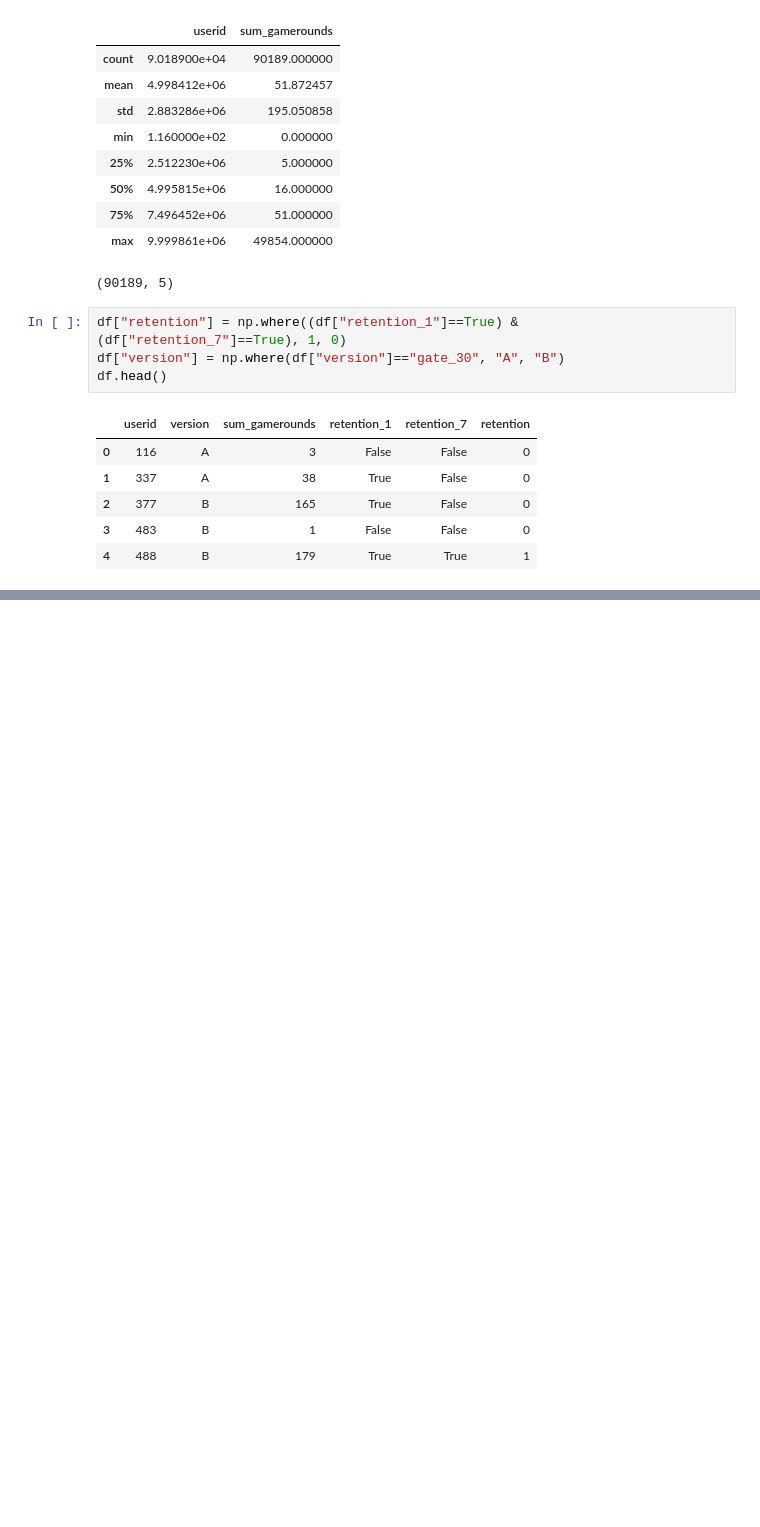
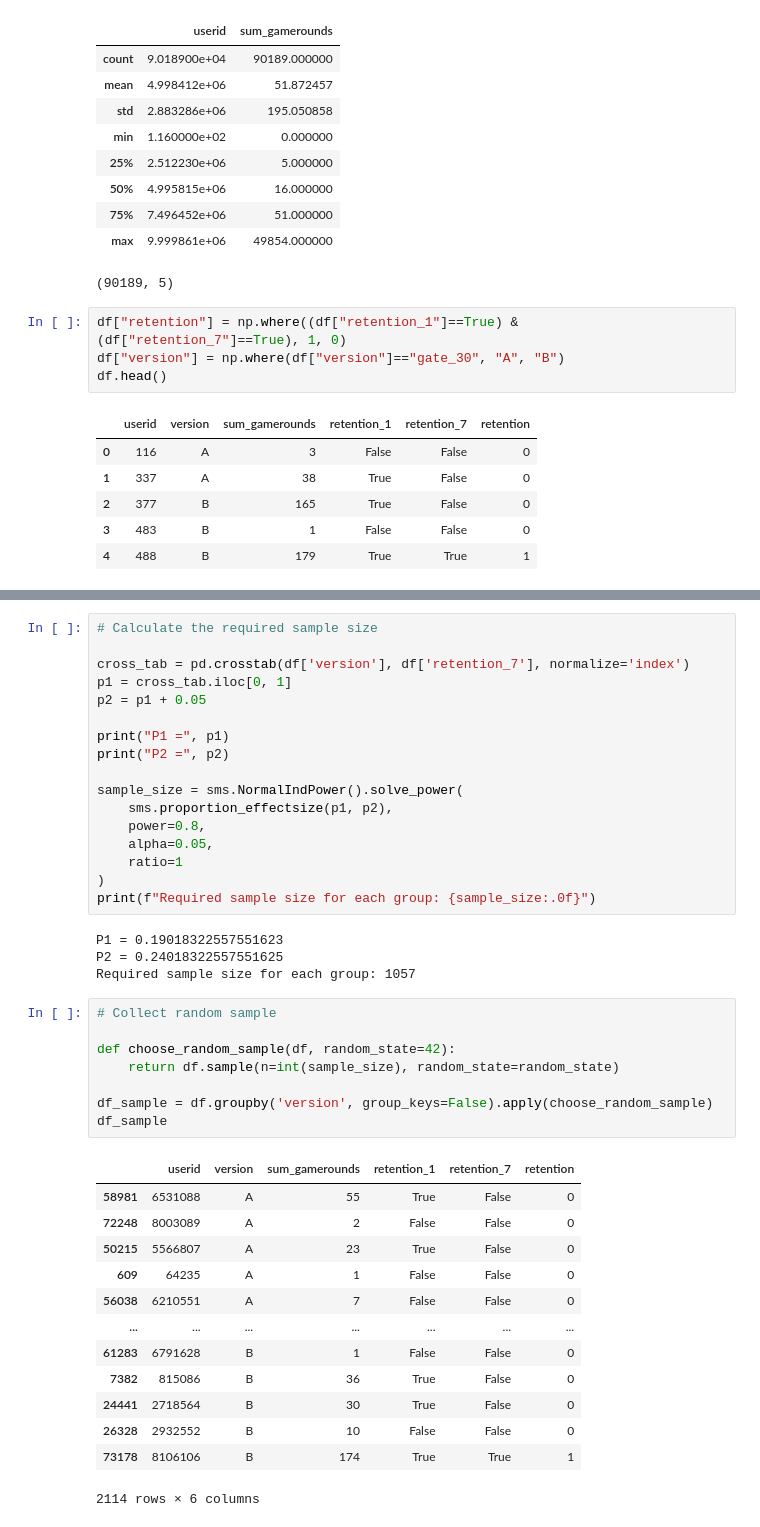
Before and after one commit to miaspacejensen/statistics-sandbox, a Jupyter notebook: A-B Testing/example.ipynb, the cells around one changed output, grey strips where cells are left out. Saved outputs shown, nothing was run; the diff lists cells and outputs as text; blank space fills up the shorter version.

```diff
--- a/A-B Testing/example.ipynb
+++ b/A-B Testing/example.ipynb
@@ -154,0 +119,43 @@ H1: A != B
+# %%
+# Calculate the required sample size
+
+cross_tab = pd.crosstab(df['version'], df['retention_7'], normalize='index')
+p1 = cross_tab.iloc[0, 1]
+p2 = p1 + 0.05
+
+print("P1 =", p1)
+print("P2 =", p2)
+
+sample_size = sms.NormalIndPower().solve_power(
+    sms.proportion_effectsize(p1, p2),
+    power=0.8,
+    alpha=0.05,
+    ratio=1
+)
+print(f"Required sample size for each group: {sample_size:.0f}")
+# %% [output]
+P1 = 0.19018322557551623
+P2 = 0.24018322557551625
+Required sample size for each group: 1057
+# %%
+# Collect random sample
+
+def choose_random_sample(df, random_state=42):
+    return df.sample(n=int(sample_size), random_state=random_state)
+
+df_sample = df.groupby('version', group_keys=False).apply(choose_random_sample)
+df_sample
+# %% [output]
+|  | userid | version | sum_gamerounds | retention_1 | retention_7 | retention |
+| 58981 | 6531088 | A | 55 | True | False | 0 |
+| 72248 | 8003089 | A | 2 | False | False | 0 |
+| 50215 | 5566807 | A | 23 | True | False | 0 |
+| 609 | 64235 | A | 1 | False | False | 0 |
+| 56038 | 6210551 | A | 7 | False | False | 0 |
+| ... | ... | ... | ... | ... | ... | ... |
+| 61283 | 6791628 | B | 1 | False | False | 0 |
+| 7382 | 815086 | B | 36 | True | False | 0 |
+| 24441 | 2718564 | B | 30 | True | False | 0 |
+| 26328 | 2932552 | B | 10 | False | False | 0 |
+| 73178 | 8106106 | B | 174 | True | True | 1 |
+2114 rows × 6 columns
```
Also changed, not shown: parts of 8 cells of this notebook, 3 other files.
